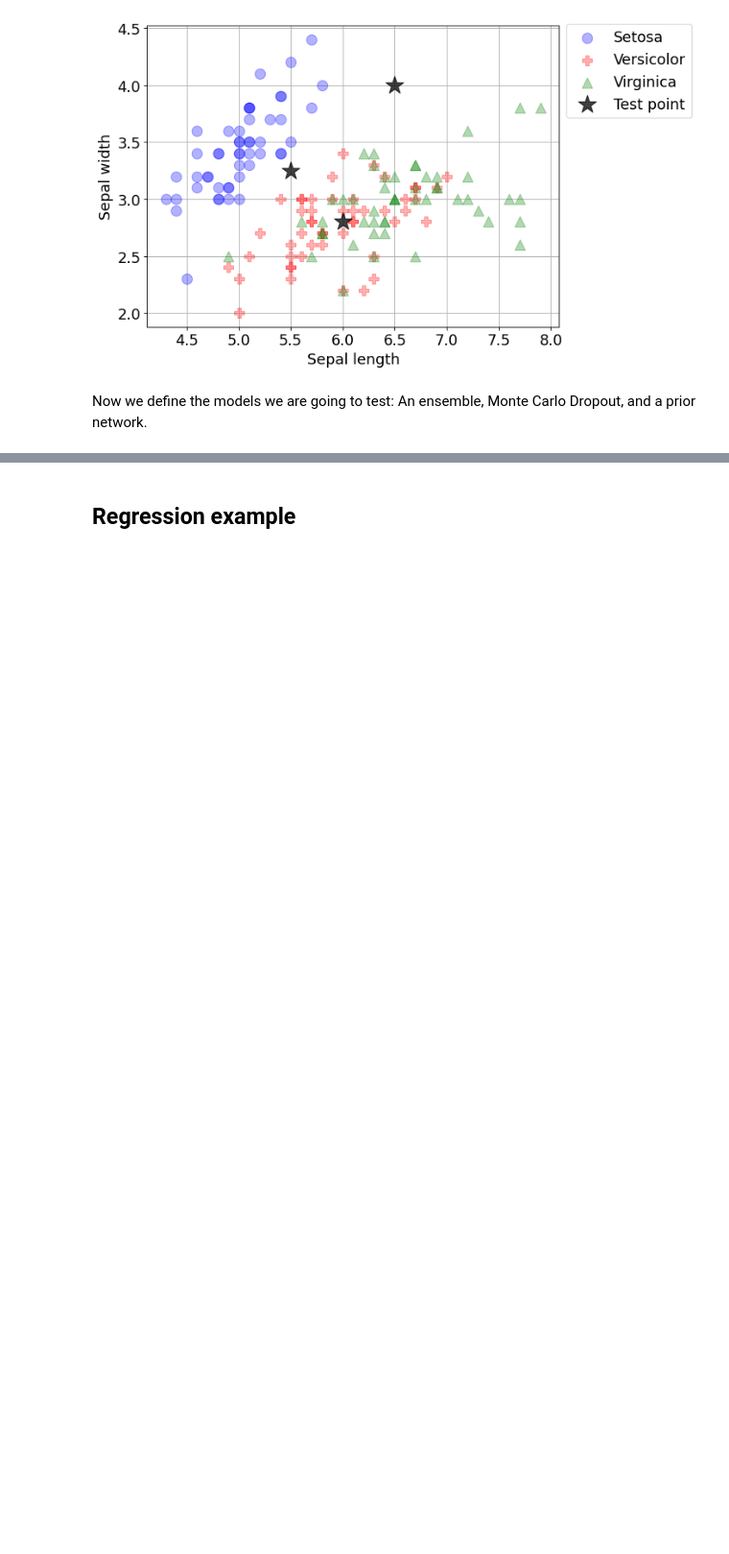
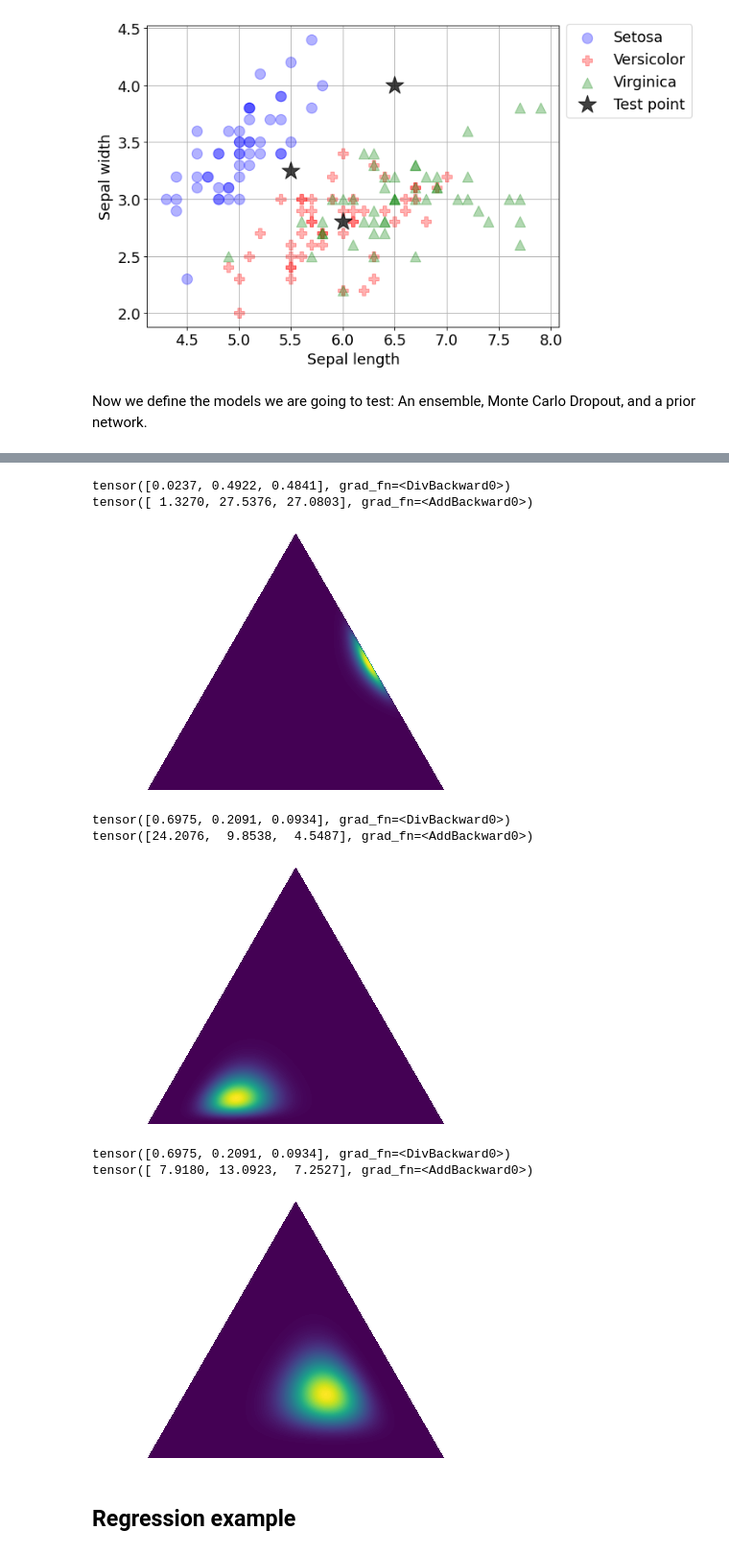
Before and after one commit to Kaleidophon/evidential-deep-learning-survey, a Jupyter notebook: example.ipynb, the cells around one changed output, grey strips where cells are left out. Shown at 96% size. Drawn from its saved outputs; the diff is of its cells as text; code cells hidden in the pictures; blank space fills up the shorter version.

```diff
--- a/example.ipynb
+++ b/example.ipynb
@@ -448,3 +492,20 @@ tensor([2.5298, 1.4565, 1.9365], grad_fn=<AddBackward0>)
+# %%
+for i, point in enumerate([TEST_POINT1, TEST_POINT2, TEST_POINT3]):
+    preds_priornet = classification_priornet.get_predictions(torch.FloatTensor(point))
+    print(preds_priornet)
+    alphas_priornet = classification_priornet.get_alphas(torch.FloatTensor(point))
+    print(alphas_priornet)
+    draw_pdf_contours(alphas_priornet.detach().numpy(), save_path=f"{IMG_PATH}/priornet_classification_{i+1}.png")
+# %% [output]
+tensor([0.0237, 0.4922, 0.4841], grad_fn=<DivBackward0>)
+tensor([ 1.3270, 27.5376, 27.0803], grad_fn=<AddBackward0>)
+[figure, added]
+tensor([0.6975, 0.2091, 0.0934], grad_fn=<DivBackward0>)
+tensor([24.2076,  9.8538,  4.5487], grad_fn=<AddBackward0>)
+[figure, added]
+tensor([0.6975, 0.2091, 0.0934], grad_fn=<DivBackward0>)
+tensor([ 7.9180, 13.0923,  7.2527], grad_fn=<AddBackward0>)
+[figure, added]
 # %% [markdown]
 ## Regression example
 # %% [markdown]
```
Also changed, not shown: parts of 25 cells of this notebook, 12 other files.
